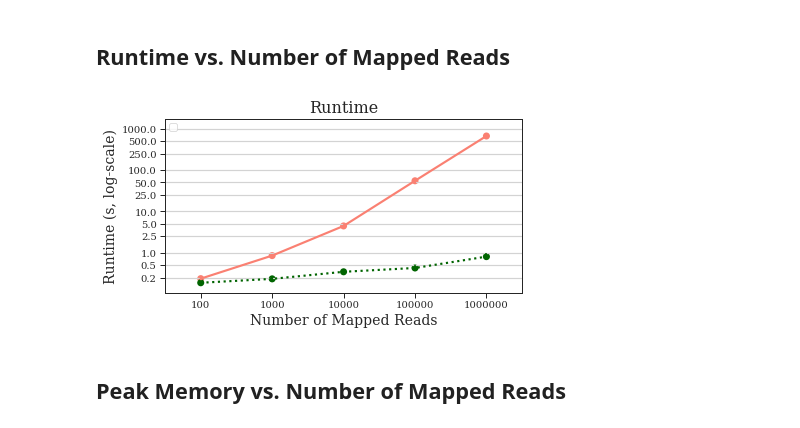
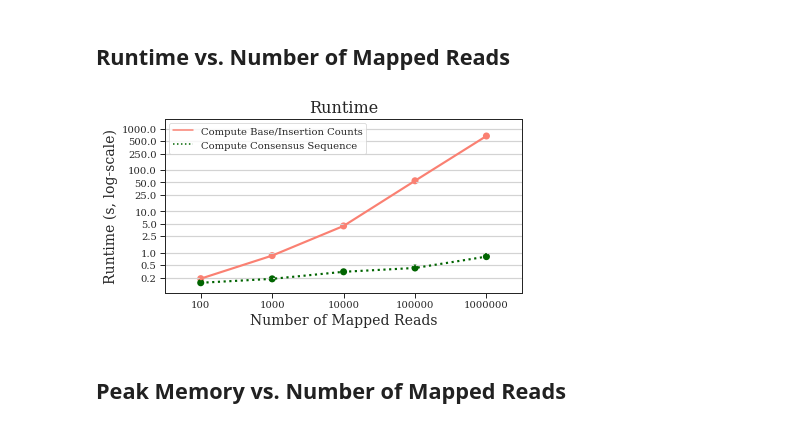
Before and after one commit to niemasd/ViReaDB-Paper, a Jupyter notebook: scripts/Figures.ipynb, the cells around one changed output. Saved outputs shown, nothing was run; the diff lists cells and outputs as text; code cells hidden in the pictures.

Commit message:
Fixed figure legend

```diff
--- a/scripts/Figures.ipynb
+++ b/scripts/Figures.ipynb
@@ -75,28 +75,29 @@ fig.savefig('%s/filesize.pdf' % FIGDIR, format='pdf', bbox_inches='tight')
 # %%
 yticks = [0.25, 0.5, 1, 2.5, 5, 10, 25, 50, 100, 250, 500, 1000]
 fig = plt.figure(figsize=(6.4,3.2)); handles = list()
 for y in yticks:
     plt.plot([-100,100], [y,y], color=color['axis_bar'])
 for time_type in ['compute_counts', 'compute_consensus']:
+    handles.append(Line2D([0], [0], color=color[time_type], label=label[time_type], linestyle=linestyle[time_type], linewidth=1.5))
     x = list(); y = list()
     for n in sorted(int(d.split('/')[-1].lstrip('n')) for d in glob('../data/benchmark/*0')):
         for fn in glob('../data/benchmark/n%d/*.txt' % n):
             x.append(n); y.append([float(l.split('\t')[-1]) for l in open(fn) if l.startswith(search[time_type])][0])
     ax = pointplot(x=x, y=y, color=color[time_type], linestyles=linestyle[time_type])
 ax.set_yscale('log')
 plt.tick_params(axis='y', which='minor')
 ax.yaxis.set_major_formatter(ScalarFormatter())
 ax.minorticks_off()
 ax.set_yticks(yticks)
 plt.xlim(-0.5, len(set(x))-1+0.5)
 plt.ylim(0.11, 1750)
 plt.title("Runtime")
 plt.xlabel("Number of Mapped Reads")
 plt.ylabel("Runtime (s, log-scale)")
 legend = plt.legend(handles=handles,bbox_to_anchor=(0.01, 0.975), loc='upper left', borderaxespad=0., frameon=True)
 fig.savefig('%s/runtime.pdf' % FIGDIR, format='pdf', bbox_inches='tight')
 # %% [output]
-[figure, old version]
+[figure, new version]
 # %% [markdown]
 ## Peak Memory vs. Number of Mapped Reads
 # %%
```
Also changed, not shown: 3 other files.
